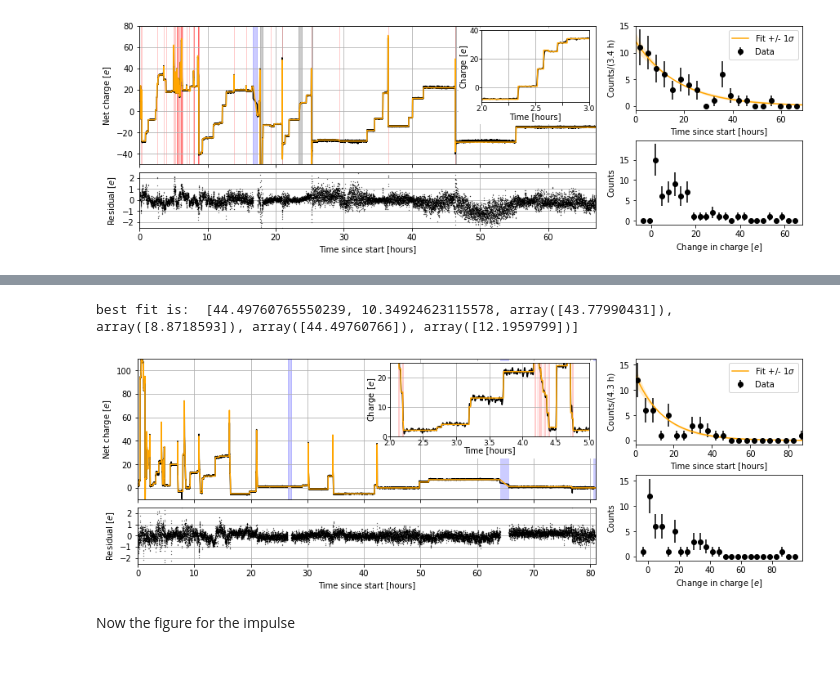
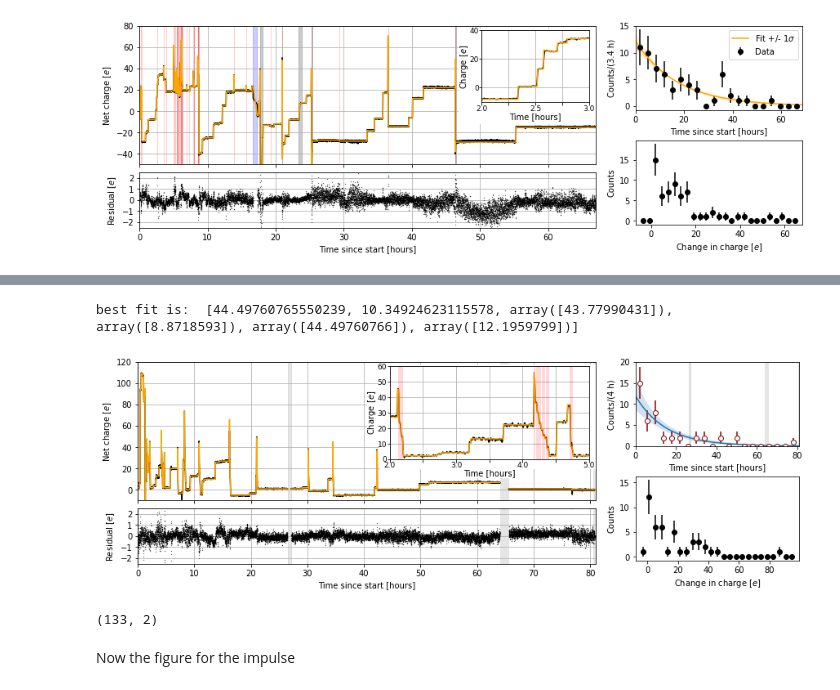
Before and after one commit to Moore-Lab/decay_analysis, a Jupyter notebook: paper_figures.ipynb, the cells around one changed output, grey strips where cells are left out. Saved outputs shown, nothing was run; the diff lists cells and outputs as text; code cells hidden in the pictures.

Commit message:
updated charge figure

```diff
--- a/paper_figures.ipynb
+++ b/paper_figures.ipynb
@@ -267,12 +267,15 @@ for j in range(1):
     bpN0_hi, bpt12_hi = profile[cup], t12_vec[cup]
     params_from_profile.append([bpN0, bpt12, bpN0_lo, bpt12_lo, bpN0_hi, bpt12_hi])
 
-nbins = 20 #int(tot_livetime/3) + 2
-
 decay_times_list = [decay_times,] # big_decay_times]
-
+bins = np.linspace(0, 80, 21)
 for j in range(1):
-    hh,be = np.histogram(decay_times_list[j], bins=nbins, range=(0,int(time_hours[-1])))
+    hh,be = np.histogram(decay_times_list[j], bins=bins)
     bc = be[:-1] + np.diff(be)/2
 
     bin_length = be[1]-be[0]
+# %%
+plt.figure()
+plt.pcolormesh(N0_vec, t12_vec, 2*nlls[0].T, vmin=0, vmax=10)
+cs = plt.contour(N0_vec, t12_vec, 2*nlls[0].T, levels=[2.3])
+countour_vals = cs.collections[0].get_paths()[0].vertices
@@ -295,29 +300,31 @@ time_vals = time_hours[1:]
 #diff_vec = sig.filtfilt(b, a, diff_vec)
 #filt_vec = np.cumsum(diff_vec) + init_charge
 filt_vec = corr_vec[1:,corr_idx]/cal_fac
+filt_vec2 = gaussian_filter1d(filt_vec,n_resamp)
 
+samps=2
+for tt in dead_period_edges:
+    st = np.argmin(np.abs(time_hours[1:]-tt[0]))-samps
+    filt_vec2[st:(st+2*samps+1)] = np.nan
+    running_charge[st:(st+2*samps+1)] = np.nan
 
-filt_vec2 = gaussian_filter1d(filt_vec,n_resamp)
 axsLeft[0].plot(time_vals, filt_vec2, 'k-', label="Correlation", rasterized=True)
 axsLeft[0].plot(time_vals, running_charge, '-', color='orange', label="Recon. charge", rasterized=True)
 plt.sca(axsLeft[0])
 plt.grid(True)
+plt.ylim(-10,120)
 bu.fill_dps(dead_period_edges)
 #bu.fill_dps(lamp_period_edges, 'black', lab="UV lamp")
 #bu.fill_dps(filament_period_edges, 'red', lab="Filament", line=True)
-
 plt.ylabel("Net charge [$e$]")
-#plt.legend(loc="lower right")
-plt.ylim(-10,120)
-#plt.gca().set_xscale('log')
 plt.xlim(xv1, xv2)
 
-inset_ax = axsLeft[0].inset_axes([0.55, 0.45, 0.435, 0.52])
+inset_ax = axsLeft[0].inset_axes([0.55, 0.3, 0.435, 0.67])
 inset_ax.plot(time_vals, filt_vec2, 'k-', label="Correlation", rasterized=True)
 inset_ax.plot(time_vals, running_charge, '-', color='orange', label="Recon. charge")
 inset_ax.set_xlim(2,5)
-inset_ax.set_ylim(0,25)
-bu.fill_dps(filament_period_edges, 'red', lab="Filament", ax=inset_ax)
+inset_ax.set_ylim(0,60)
+bu.fill_dps(filament_period_edges, 'red', lab="Filament", ax=inset_ax, line=True)
 inset_ax.tick_params(axis='x', pad=0, labelsize=9)
 inset_ax.tick_params(axis='y', pad=0, labelsize=9)
 inset_ax.xaxis.labelpad = 0
@@ -325,8 +332,14 @@ inset_ax.yaxis.labelpad = 0
 inset_ax.grid(True)
 inset_ax.set_xlabel("Time [hours]")
 inset_ax.set_ylabel("Charge [$e$]")
-#inset_ax.set_xticklabels(['2.0', '', '2.5', '', '3.0'])
-rect = Rectangle((0.7,0.3), 0.3, 0.68, transform=axsLeft[0].transAxes, color='white', zorder=3)
+inset_ax.set_xticklabels(['2.0', '', '3.0', '', '4.0', '', '5.0'])
+rect = Rectangle((0.527,0.23), 0.55, 0.75, transform=axsLeft[0].transAxes, color='white', zorder=3)
+axsLeft[0].add_patch(rect)
+
+rect = Rectangle((0.7,0.17), 0.15, 0.1, transform=axsLeft[0].transAxes, color='white', zorder=3)
+axsLeft[0].add_patch(rect)
+
+rect = Rectangle((0.5,0.45), 0.05, 0.35, transform=axsLeft[0].transAxes, color='white', zorder=3)
 axsLeft[0].add_patch(rect)
 
 plt.sca(axsLeft[1])
@@ -339,47 +352,62 @@ plt.grid(True)
 plt.xlim(xv1, xv2)
 plt.ylabel("Residual [$e$]")
 plt.ylim(-2.5,2.5)
+bu.fill_dps(dead_period_edges)
 plt.gca().set_yticks([-2,-1,0,1,2])
 plt.xlabel("Time since start [hours]")
 
 axsMid = subfigs[1].subplots(2, 1)
 plt.sca(axsMid[0])
 #plt.subplot(1,2,j+1)
-plt.errorbar( bc, hh, yerr=np.sqrt(hh), fmt='ko', label="Data")
+plt.errorbar( bc_for_plot, hh_for_plot, yerr=np.sqrt(hh_for_plot), fmt='o',
+             markeredgecolor='darkred', color='darkred', markerfacecolor='white', label="Data")
 curr_bp = params_from_profile[j]
 xx = np.linspace(0,time_hours[-1],1000)
+
+countour_mat = np.zeros((len(countour_vals), len(xx)))
+for k,vert in enumerate(countour_vals):
+    countour_mat[k,:] = np.log(2)*bin_length*vert[0]/vert[1] * 0.5**(xx/vert[1])
+
 yy = np.log(2)*bin_length*curr_bp[0]/curr_bp[1] * 0.5**(xx/curr_bp[1])
-ylo = np.log(2)*bin_length*curr_bp[2]/curr_bp[3] * 0.5**(xx/curr_bp[3])
-yhi = np.log(2)*bin_length*curr_bp[4]/curr_bp[5] * 0.5**(xx/curr_bp[5])
+#ylo = np.log(2)*bin_length*curr_bp[2]/curr_bp[3] * 0.5**(xx/curr_bp[3])
+#yhi = np.log(2)*bin_length*curr_bp[4]/curr_bp[5] * 0.5**(xx/curr_bp[5])
+ylo = np.min(countour_mat, axis=0)
+yhi = np.max(countour_mat, axis=0)
 print("best fit is: ", curr_bp )
-#bu.fill_dps(dead_period_edges)
 
-plt.plot(xx, yy, color='orange', label="Fit +/- 1$\sigma$")
-plt.fill_between(xx, ylo, yhi, color='orange', alpha=0.2, edgecolor=None)
+plt.plot(xx, yy, color='tab:blue', label="Fit +/- 1$\sigma$")
+plt.fill_between(xx, ylo, yhi, color='tab:blue', alpha=0.2, edgecolor=None)
 #plt.errorbar( bc, hh2, yerr=np.sqrt(hh2), fmt='o', color='orange', markerfacecolor='None', label="Recon $\geq$6$e$")
-#fill_dps()
+plt.ylim(0,20)
+bu.fill_dps(dead_period_edges)
 plt.xlabel("Time since start [hours]")
-plt.ylabel("Counts/(%.1f h)"%(bin_length))
-plt.xlim(0,time_hours[-1])
+plt.ylabel("Counts/(%.0f h)"%(bin_length))
 
-plt.legend()
+plt.xlim(xv1, xv2)
+#plt.legend()
 
 #axsRight = subfigs[2].subplots(1, 1)
 plt.sca(axsMid[1])
 ymin, ymax = -5, 1.1*np.max(good_change_list[:,1])
 hh, be = np.histogram(good_change_list[:,1], bins=25, range=(ymin,ymax))
 bc = be[:-1] + np.diff(be)/2
 
 plt.errorbar(bc, hh, yerr=np.sqrt(hh), fmt='ko')
 plt.xlabel("Change in charge [$e$]")
 plt.ylabel("Counts")
 
 #plt.savefig("charge_fig_paper.pdf", dpi=300, bbox_inches='tight')
 
 plt.show()
 # %% [output]
 best fit is:  [44.49760765550239, 10.34924623115578, array([43.77990431]), array([8.8718593]), array([44.49760766]), array([12.1959799])]
-[figure, old version]
+[figure, new version]
+# %%
+#countour_vals[j,:] = np.log(2)*bin_length*vert[0]/vert[1] * 0.5**(xx/vert[1])
+np.shape(np.log(2)*bin_length*vert[0]/vert[1] * 0.5**(xx/vert[1]))
+np.shape(countour_vals)
+# %% [output]
+(133, 2)
 # %% [markdown]
 Now the figure for the impulse
 # %%
```
Also changed, not shown: parts of 1 cell of this notebook, 3 other files.
